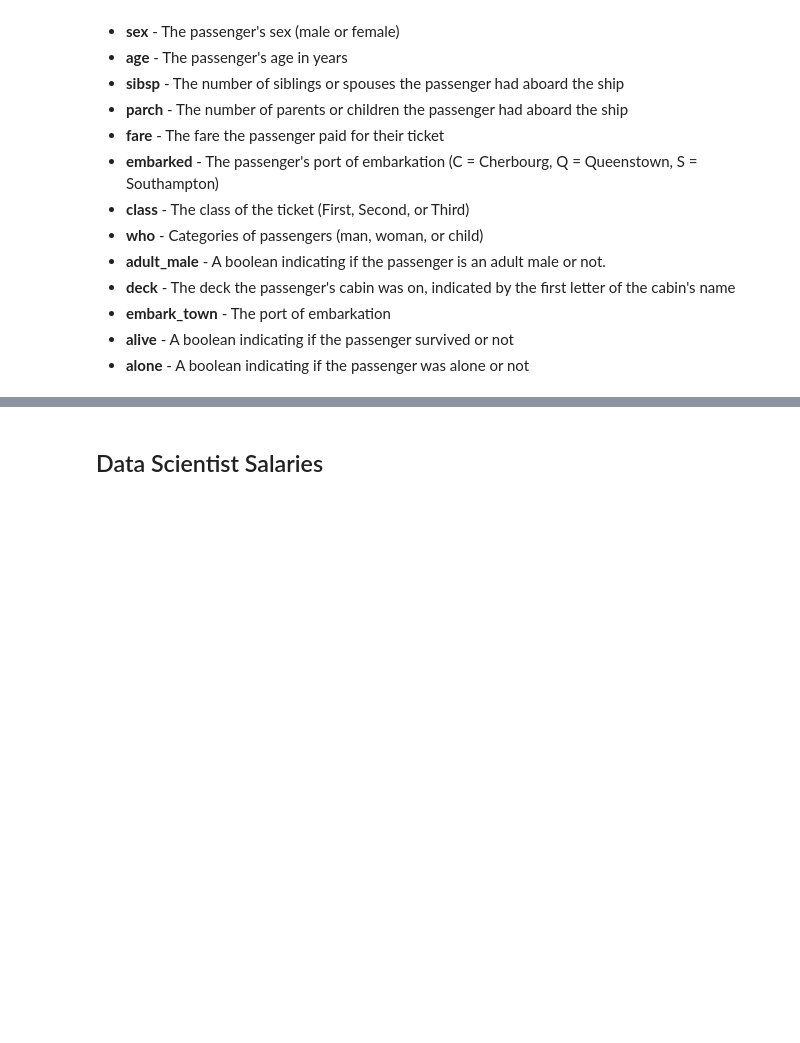
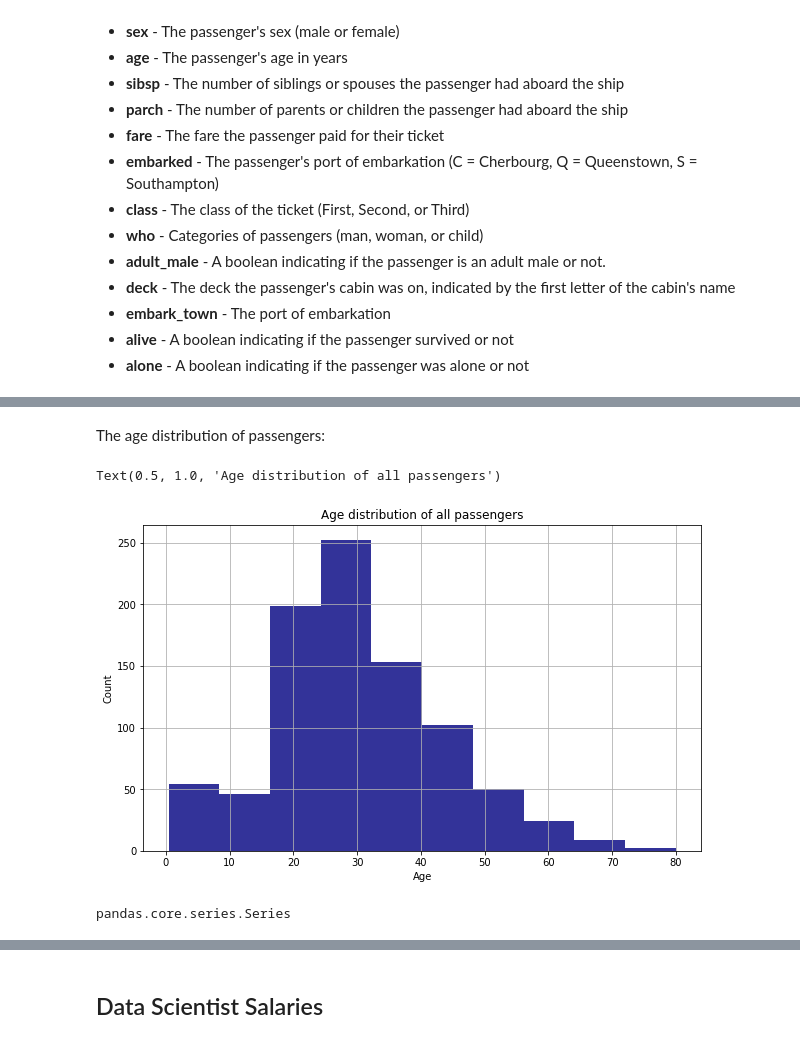
Before and after one commit to Hadi-loo/Introduction-to-Data-Science-Course, a Jupyter notebook: CA2. Investigating Data/investigating data.ipynb, the cells around one changed output, grey strips where cells are left out. Cells and saved outputs as stored; diff of their text form; code cells hidden in the pictures; blank space fills up the shorter version.

```diff
--- a/CA2. Investigating Data/investigating data.ipynb
+++ b/CA2. Investigating Data/investigating data.ipynb
@@ -52,0 +491,17 @@ This is a brief explanation of the columns in the given dataset:
+# %% [markdown]
+The age distribution of passengers:
+# %%
+plt.figure(figsize=(10, 6))
+df1_new['age'].hist(color = 'navy', alpha = 0.8)
+plt.xlabel('Age')
+plt.ylabel('Count')
+plt.title('Age distribution of all passengers')
+# %% [output]
+Text(0.5, 1.0, 'Age distribution of all passengers')
+[figure, added]
+# %%
+survived_passengers = df1_new[df1_new['survived'] == 1]
+survived_ages = survived_passengers['age']
+type(survived_ages)
+# %% [output]
+pandas.core.series.Series
```
Also changed, not shown: parts of 70 cells of this notebook, 2 other files.
